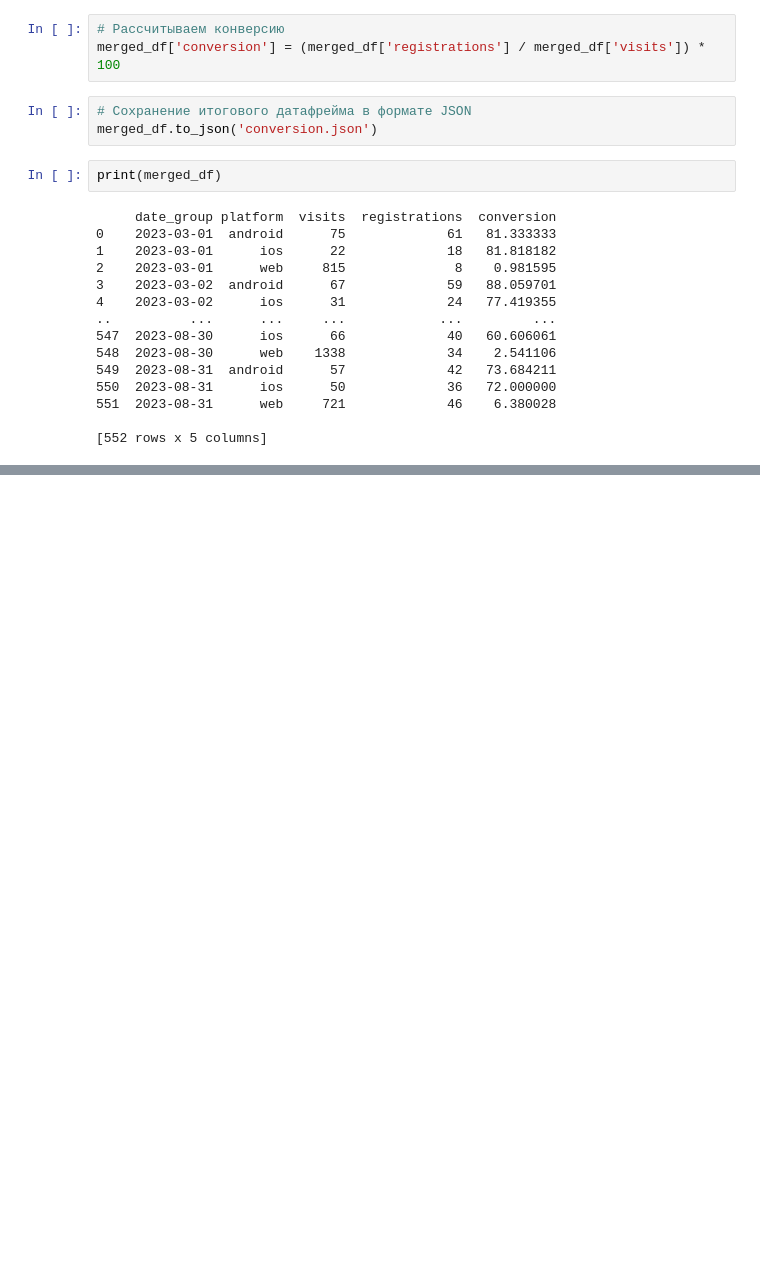
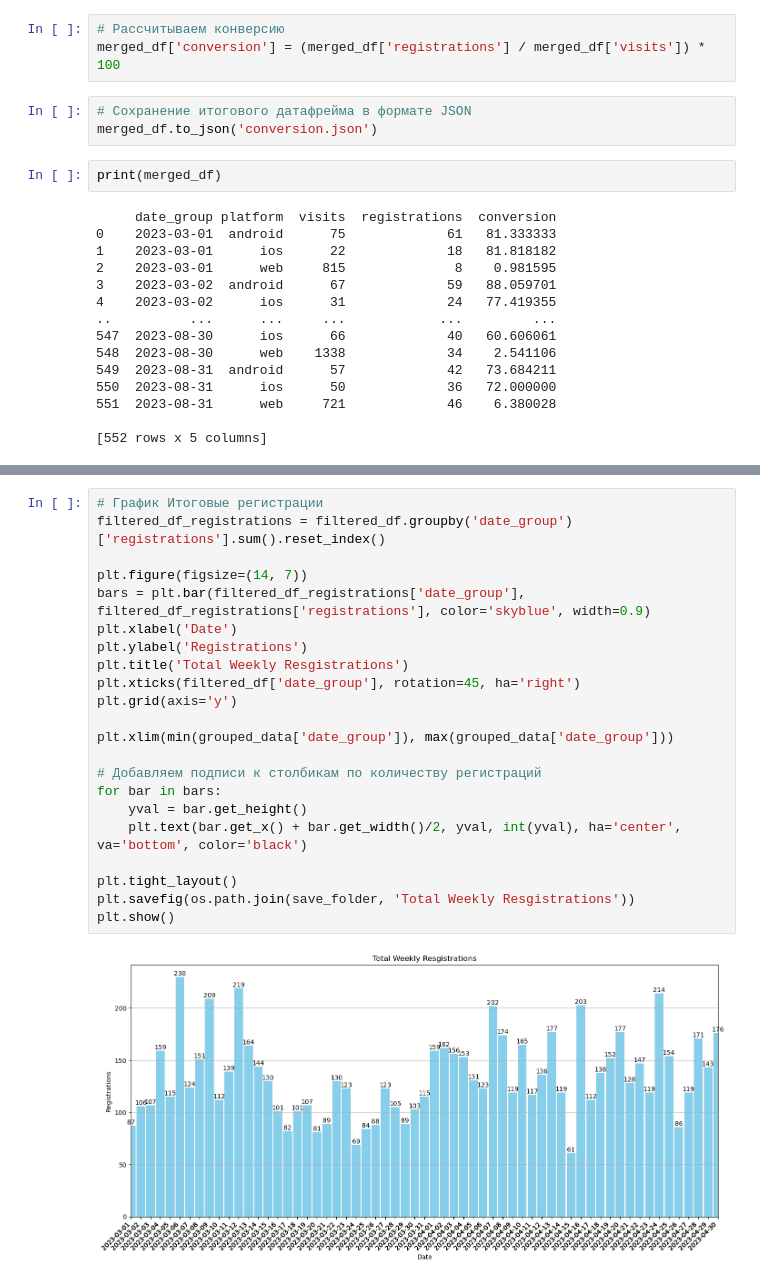
Before and after one commit to JuliaSh90/data-analytics-project-100, a Jupyter notebook: Untitled1.ipynb, the cells around one changed output, grey strips where cells are left out. Saved outputs shown, nothing was run; the diff lists cells and outputs as text; blank space fills up the shorter version.

```diff
--- a/Untitled1.ipynb
+++ b/Untitled1.ipynb
@@ -132,0 +215,24 @@ print(merged_df)
+# %%
+# График Итоговые регистрации
+filtered_df_registrations = filtered_df.groupby('date_group')['registrations'].sum().reset_index()
+
+plt.figure(figsize=(14, 7))
+bars = plt.bar(filtered_df_registrations['date_group'], filtered_df_registrations['registrations'], color='skyblue', width=0.9)
+plt.xlabel('Date')
+plt.ylabel('Registrations')
+plt.title('Total Weekly Resgistrations')
+plt.xticks(filtered_df['date_group'], rotation=45, ha='right')
+plt.grid(axis='y')
+
+plt.xlim(min(grouped_data['date_group']), max(grouped_data['date_group']))
+
+# Добавляем подписи к столбикам по количеству регистраций
+for bar in bars:
+    yval = bar.get_height()
+    plt.text(bar.get_x() + bar.get_width()/2, yval, int(yval), ha='center', va='bottom', color='black')
+
+plt.tight_layout()
+plt.savefig(os.path.join(save_folder, 'Total Weekly Resgistrations'))
+plt.show()
+# %% [output]
+[figure, added]
```
Also changed, not shown: parts of 21 cells of this notebook.
